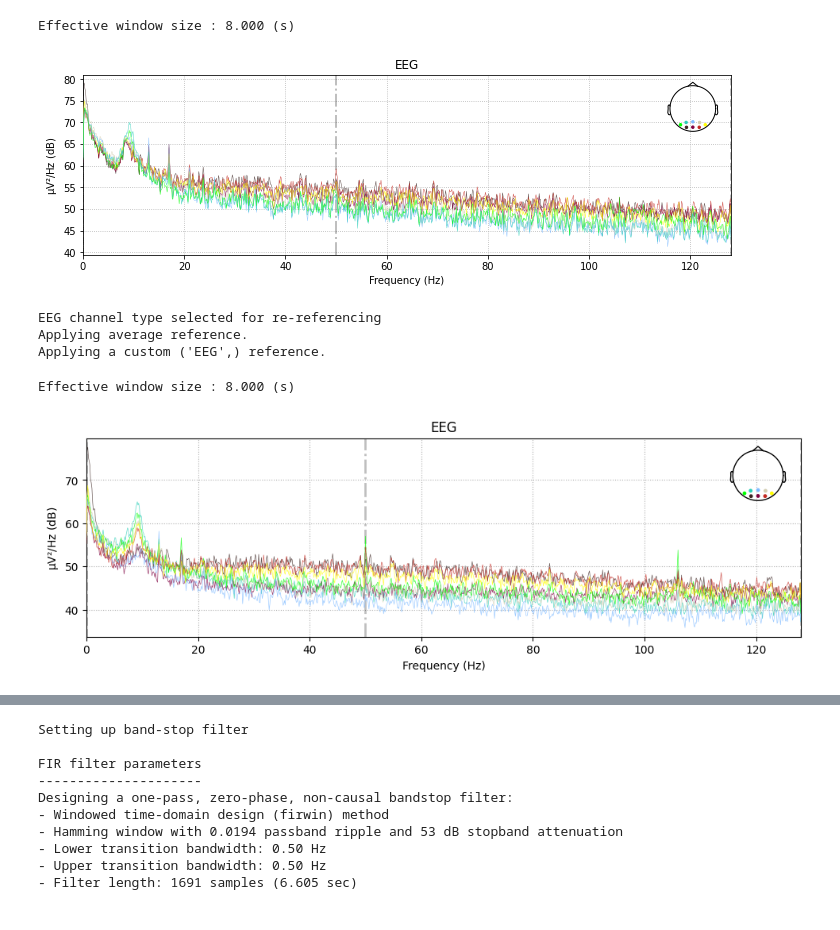
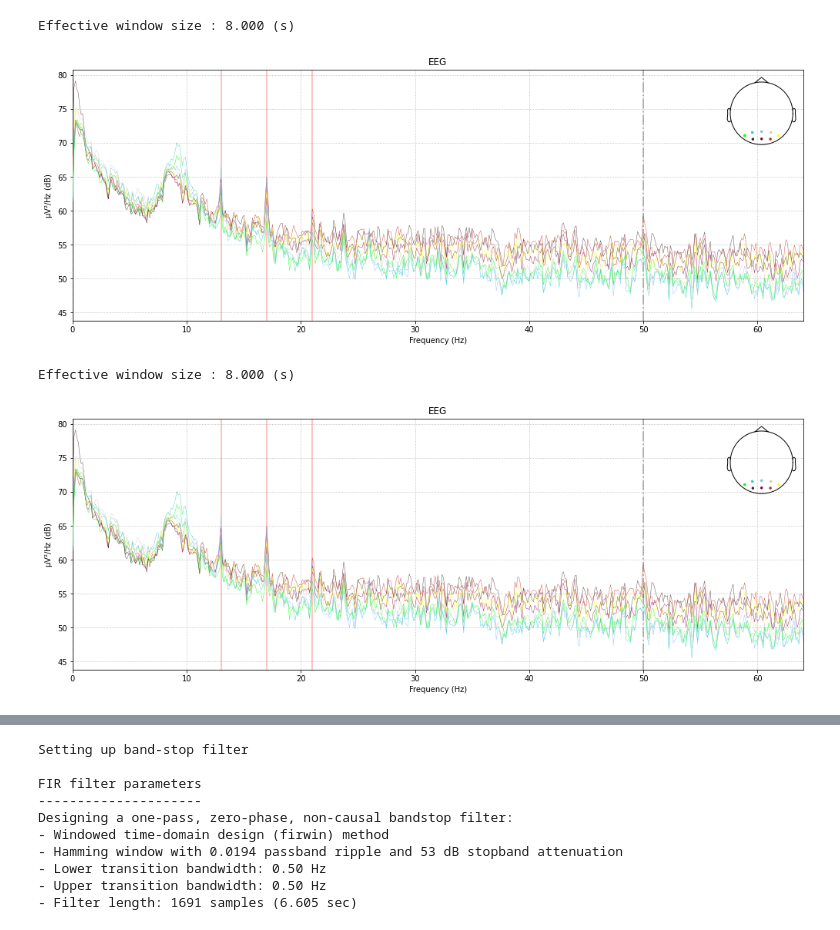
Before and after one commit to NeuroTech-Leuven/ssvep-workshop, a Jupyter notebook: notebooks/2b_ssvep_preprocessing_solution.ipynb, the cells around one changed output, grey strips where cells are left out. Saved outputs shown, nothing was run; the diff lists cells and outputs as text; code cells hidden in the pictures.

```diff
--- a/notebooks/2b_ssvep_preprocessing_solution.ipynb
+++ b/notebooks/2b_ssvep_preprocessing_solution.ipynb
@@ -4,7 +12,7 @@ from moabb.datasets import SSVEPExo
 dataset = SSVEPExo()
 dataset.download()
 dataset.get_data()
-subj,session,run = 7, 'session_0', 'run_0'
+subj,session,run = 3, 'session_0', 'run_0'
 raw = dataset.get_data(subjects=[subj])[subj][session][run]
 sphere=(0,-25,0,100)
 raw
@@ -24,16 +42,25 @@ raw
 # %%
-_ = raw.plot_psd(sphere=sphere)
+import matplotlib.pyplot as plt
+
+target_frequencies = [0,13,21,17]
+fig, ax = plt.subplots(1,1,figsize=(17,6))
+fig = raw.plot_psd(sphere=sphere,fmax=64,ax=ax, show=False)
+for f in target_frequencies:
+    ax.axvline(f, color='red', alpha=0.3)
+fig.show()
 # %% [output]
 Effective window size : 8.000 (s)
-[figure, old version]
+[figure, new version]
 # %%
-_ = raw.set_eeg_reference('average')
+# Since no far-away electrodes that contain other brain activity
+# but not the activity of interest are present, rereferencing can be ommitted here.
+#_ = raw.set_eeg_reference('average')
-# %% [output]
-EEG channel type selected for re-referencing
-Applying average reference.
-Applying a custom ('EEG',) reference.
 # %%
-_ = raw.plot_psd(sphere=sphere)
+fig, ax = plt.subplots(1,1,figsize=(17,6))
+fig = raw.plot_psd(sphere=sphere,fmax=64,ax=ax, show=False)
+for f in target_frequencies:
+    ax.axvline(f, color='red', alpha=0.3)
+fig.show()
 # %% [output]
 Effective window size : 8.000 (s)
-[figure, old version]
+[figure, new version]
```
Also changed, not shown: parts of 26 cells of this notebook, 2 other files.
